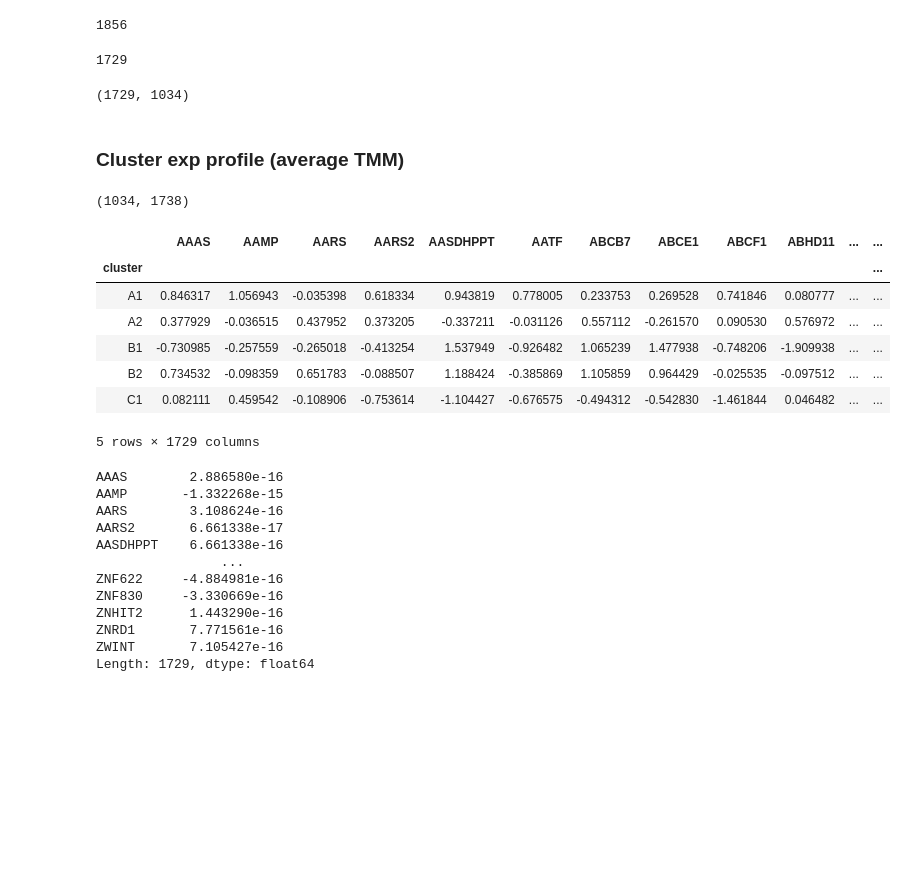
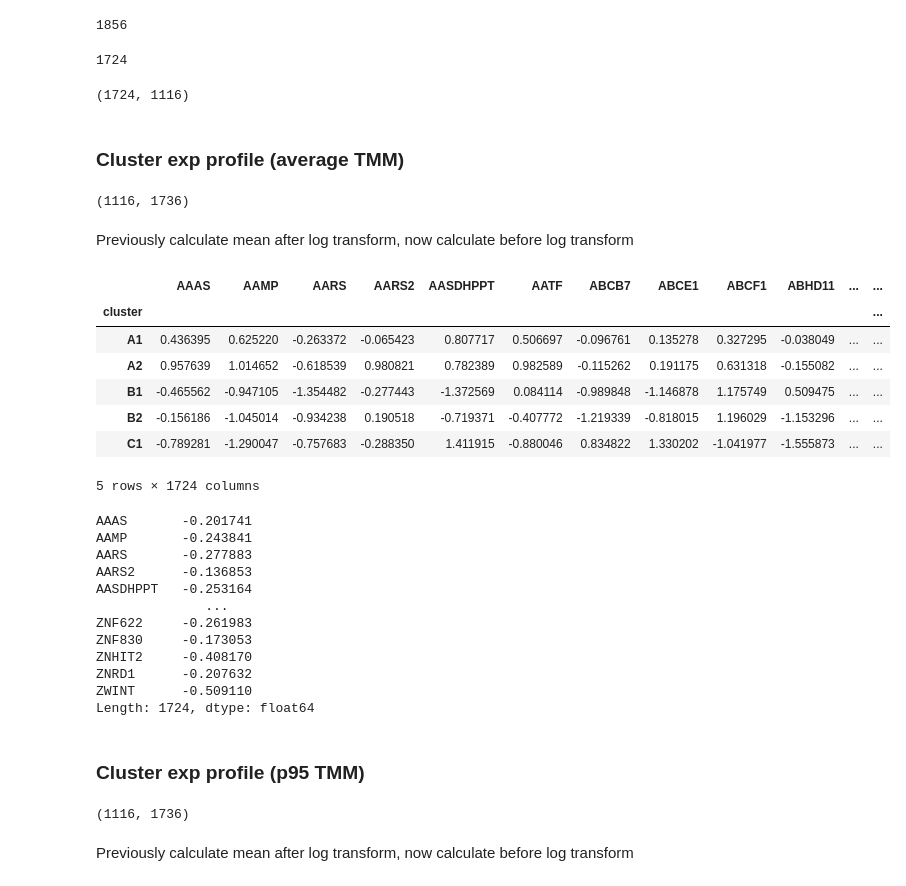
Before and after one commit to CSB5/CaDRReS-Sc, a Jupyter notebook: script/B01_single_cell_cluster_info_and_exp.ipynb, the cells around one changed output. Cells and saved outputs as stored; diff of their text form; code cells hidden in the pictures; blank space fills up the shorter version.

Commit message:
update analysis scripts before finalization

```diff
--- a/script/B01_single_cell_cluster_info_and_exp.ipynb
+++ b/script/B01_single_cell_cluster_info_and_exp.ipynb
@@ -18,7 +18,7 @@ mpl.rc("savefig", dpi=300)
 # %% [markdown]
 ### Read cell info and TMM
 # %%
-cell_df = pd.read_csv('../preprocessed_data/HN_patient_specific/cell_info_cluster.csv', index_col=0)
+cell_df = pd.read_csv('../preprocessed_data/scRNAseq/AS_et_al_cluster.csv', index_col=0)
 print (cell_df.shape)
 cell_df.head()
 # %% [output]
@@ -206,12 +206,12 @@ len(ess_gene_list)
 selected_ess_gene_list = [g for g in ess_gene_list if g in tmm_df.index]
 len(selected_ess_gene_list)
 # %% [output]
-1729
+1724
 # %%
 tmm_df = tmm_df.loc[selected_ess_gene_list]
 tmm_df.shape
 # %% [output]
-(1729, 1034)
+(1724, 1116)
 # %% [markdown]
 ### Cluster exp profile (average TMM)
 # %%
@@ -219,36 +219,46 @@ temp_df = tmm_df.T
 temp_df = pd.merge(temp_df, cell_df, left_index=True, right_index=True)
 temp_df.shape
 # %% [output]
-(1034, 1738)
+(1116, 1736)
 # %%
 cluster_tmm_df = temp_df.groupby('cluster')[selected_ess_gene_list].mean()
+# %% [markdown]
+Previously calculate mean after log transform, now calculate before log transform
 # %%
-log2_fc_cluster_tmm_df = (np.log2(cluster_tmm_df + 1) - np.log2(cluster_tmm_df + 1).mean())
+log2_fc_cluster_tmm_df = (np.log2(cluster_tmm_df + 1) - np.log2((cluster_tmm_df + 1).mean()))
 log2_fc_cluster_tmm_df.head()
 # %% [output]
 |  | AAAS | AAMP | AARS | AARS2 | AASDHPPT | AATF | ABCB7 | ABCE1 | ABCF1 | ABHD11 | ... | ... |
 | cluster |  |  |  |  |  |  |  |  |  |  |  | ... |
-| A1 | 0.846317 | 1.056943 | -0.035398 | 0.618334 | 0.943819 | 0.778005 | 0.233753 | 0.269528 | 0.741846 | 0.080777 | ... | ... |
-| A2 | 0.377929 | -0.036515 | 0.437952 | 0.373205 | -0.337211 | -0.031126 | 0.557112 | -0.261570 | 0.090530 | 0.576972 | ... | ... |
-| B1 | -0.730985 | -0.257559 | -0.265018 | -0.413254 | 1.537949 | -0.926482 | 1.065239 | 1.477938 | -0.748206 | -1.909938 | ... | ... |
-| B2 | 0.734532 | -0.098359 | 0.651783 | -0.088507 | 1.188424 | -0.385869 | 1.105859 | 0.964429 | -0.025535 | -0.097512 | ... | ... |
-| C1 | 0.082111 | 0.459542 | -0.108906 | -0.753614 | -1.104427 | -0.676575 | -0.494312 | -0.542830 | -1.461844 | 0.046482 | ... | ... |
+| A1 | 0.436395 | 0.625220 | -0.263372 | -0.065423 | 0.807717 | 0.506697 | -0.096761 | 0.135278 | 0.327295 | -0.038049 | ... | ... |
+| A2 | 0.957639 | 1.014652 | -0.618539 | 0.980821 | 0.782389 | 0.982589 | -0.115262 | 0.191175 | 0.631318 | -0.155082 | ... | ... |
+| B1 | -0.465562 | -0.947105 | -1.354482 | -0.277443 | -1.372569 | 0.084114 | -0.989848 | -1.146878 | 1.175749 | 0.509475 | ... | ... |
+| B2 | -0.156186 | -1.045014 | -0.934238 | 0.190518 | -0.719371 | -0.407772 | -1.219339 | -0.818015 | 1.196029 | -1.153296 | ... | ... |
+| C1 | -0.789281 | -1.290047 | -0.757683 | -0.288350 | 1.411915 | -0.880046 | 0.834822 | 1.330202 | -1.041977 | -1.555873 | ... | ... |
-5 rows × 1729 columns
+5 rows × 1724 columns
 # %%
 log2_fc_cluster_tmm_df.mean()
 # %% [output]
-AAAS        2.886580e-16
-AAMP       -1.332268e-15
-AARS        3.108624e-16
-AARS2       6.661338e-17
-AASDHPPT    6.661338e-16
-                ...
-ZNF622     -4.884981e-16
-ZNF830     -3.330669e-16
-ZNHIT2      1.443290e-16
-ZNRD1       7.771561e-16
-ZWINT       7.105427e-16
-Length: 1729, dtype: float64
+AAAS       -0.201741
+AAMP       -0.243841
+AARS       -0.277883
+AARS2      -0.136853
+AASDHPPT   -0.253164
+              ...
+ZNF622     -0.261983
+ZNF830     -0.173053
+ZNHIT2     -0.408170
+ZNRD1      -0.207632
+ZWINT      -0.509110
+Length: 1724, dtype: float64
 # %%
 cluster_tmm_df.to_csv('../preprocessed_data/HN_patient_specific/cluster_tmm.csv')
 log2_fc_cluster_tmm_df.to_csv('../preprocessed_data/HN_patient_specific/log2_fc_cluster_tmm.csv')
+# %% [markdown]
+### Cluster exp profile (p95 TMM)
+# %%
+temp_df = tmm_df.T
+temp_df = pd.merge(temp_df, cell_df, left_index=True, right_index=True)
+temp_df.shape
+# %% [output]
+(1116, 1736)
@@ -254,0 +267,2 @@ log2_fc_cluster_tmm_df.to_csv('../preprocessed_data/HN_patient_specific/log2_fc_
+# %% [markdown]
+Previously calculate mean after log transform, now calculate before log transform
```
Also changed, not shown: parts of 49 cells of this notebook, 4 other files.
